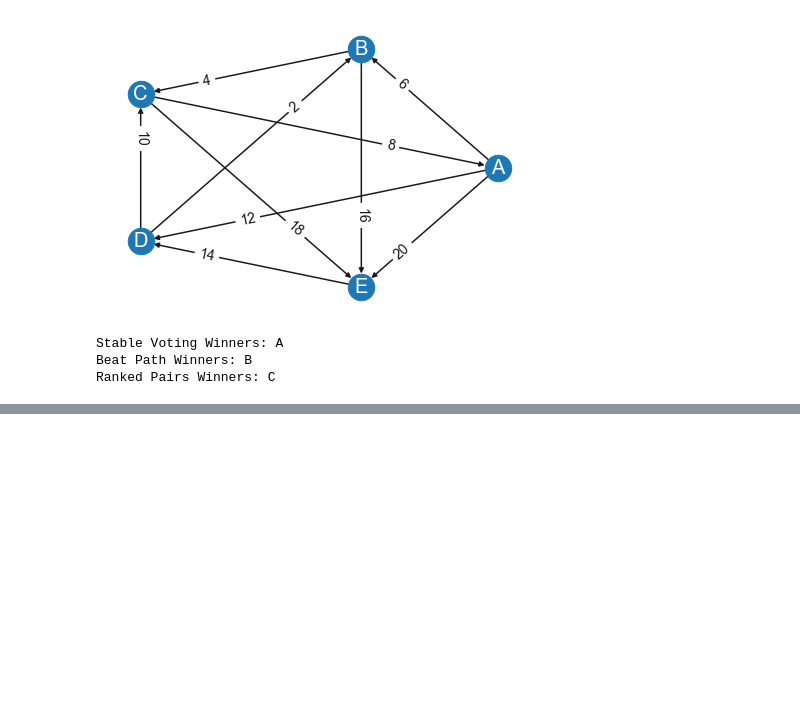
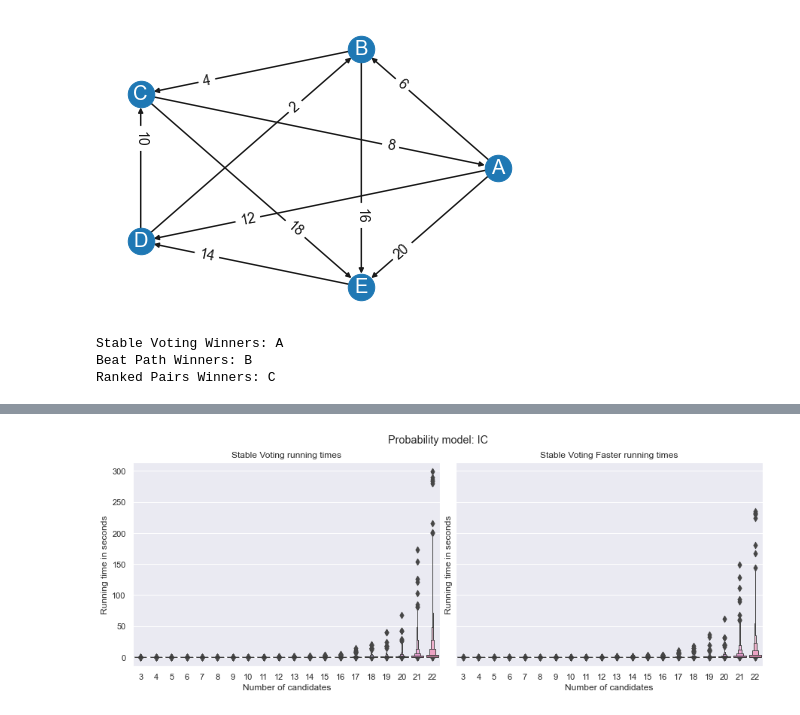
Before and after one commit to epacuit/stablevoting, a Jupyter notebook: 03-StableVoting.ipynb, the cells around one changed output, grey strips where cells are left out. Drawn from its saved outputs; the diff is of its cells as text; code cells hidden in the pictures; blank space fills up the shorter version.

```diff
--- a/03-StableVoting.ipynb
+++ b/03-StableVoting.ipynb
@@ -361,0 +510,23 @@ Ranked Pairs Winners: C
+# %%
+# data for producing boxen plots of the running times
+
+df_all_running_times = pd.read_csv("./data/python_running_times_all_times2.csv")
+df_all_running_times["num_cands"] = df_all_running_times["num_cands"].astype(str)
+# %%
+def show_graph(pm):
+    fig, axs = plt.subplots(ncols=2, sharey=True, figsize=(15,5))
+    sns.boxenplot(x="num_cands", y="sv_running_time", data=df_all_running_times[df_all_running_times["pm"] == pm], ax=axs[0])
+    sns.boxenplot(x="num_cands", y="sv_faster_running_time", data=df_all_running_times[df_all_running_times["pm"] == pm],  ax=axs[1])
+    axs[0].set_ylabel('Running time in seconds')
+    axs[1].set_ylabel('Running time in seconds')
+    axs[0].set_xlabel('Number of candidates')
+    axs[1].set_xlabel('Number of candidates')
+    axs[0].set_title("Stable Voting running times")
+    axs[1].set_title("Stable Voting Faster running times")
+    plt.subplots_adjust(wspace=0.05)
+    plt.suptitle(f"Probability model: {pm}")
+    plt.show()
+# %%
+show_graph("IC")
+# %% [output]
+[figure, added]
```
Also changed, not shown: parts of 9 cells of this notebook, 8 other files.
